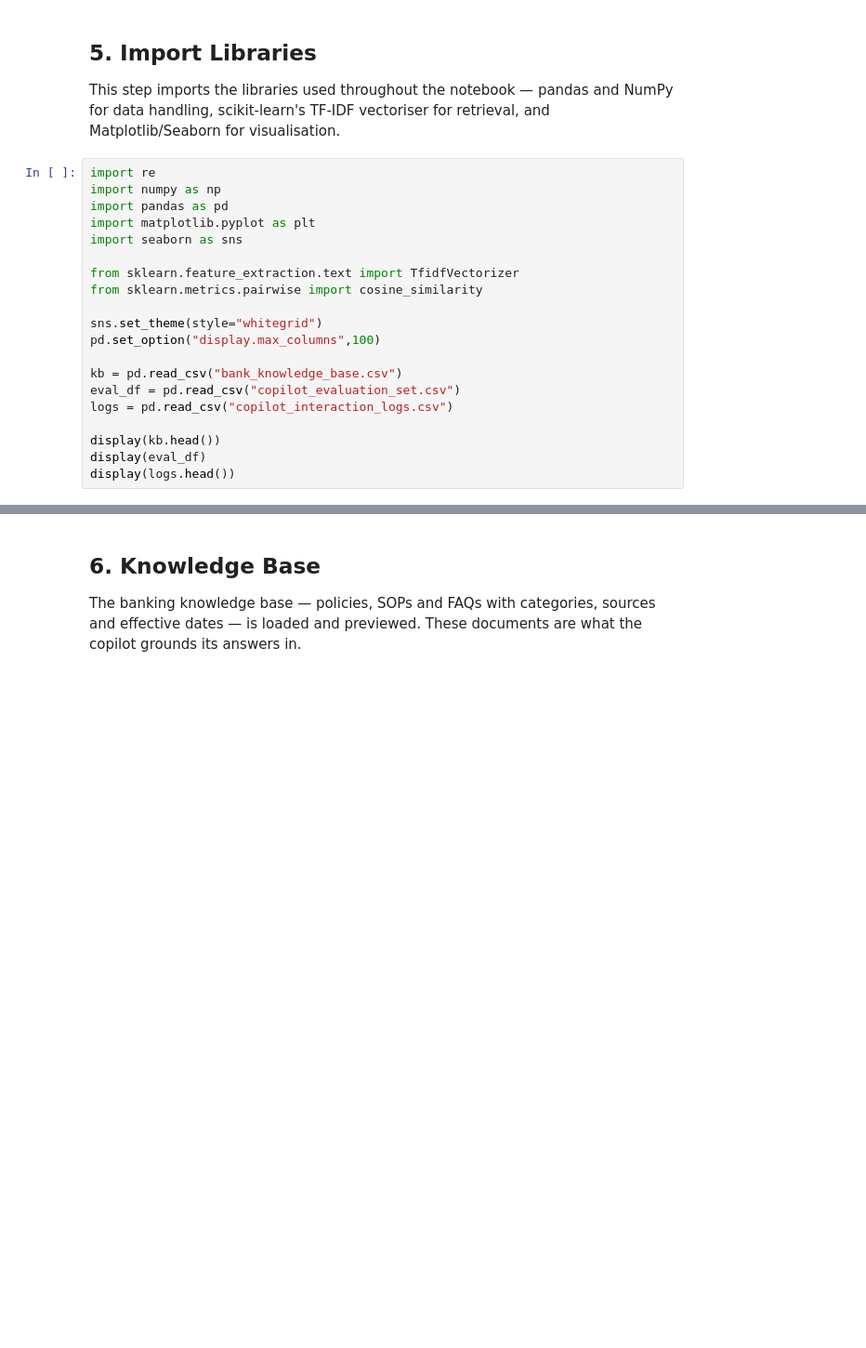
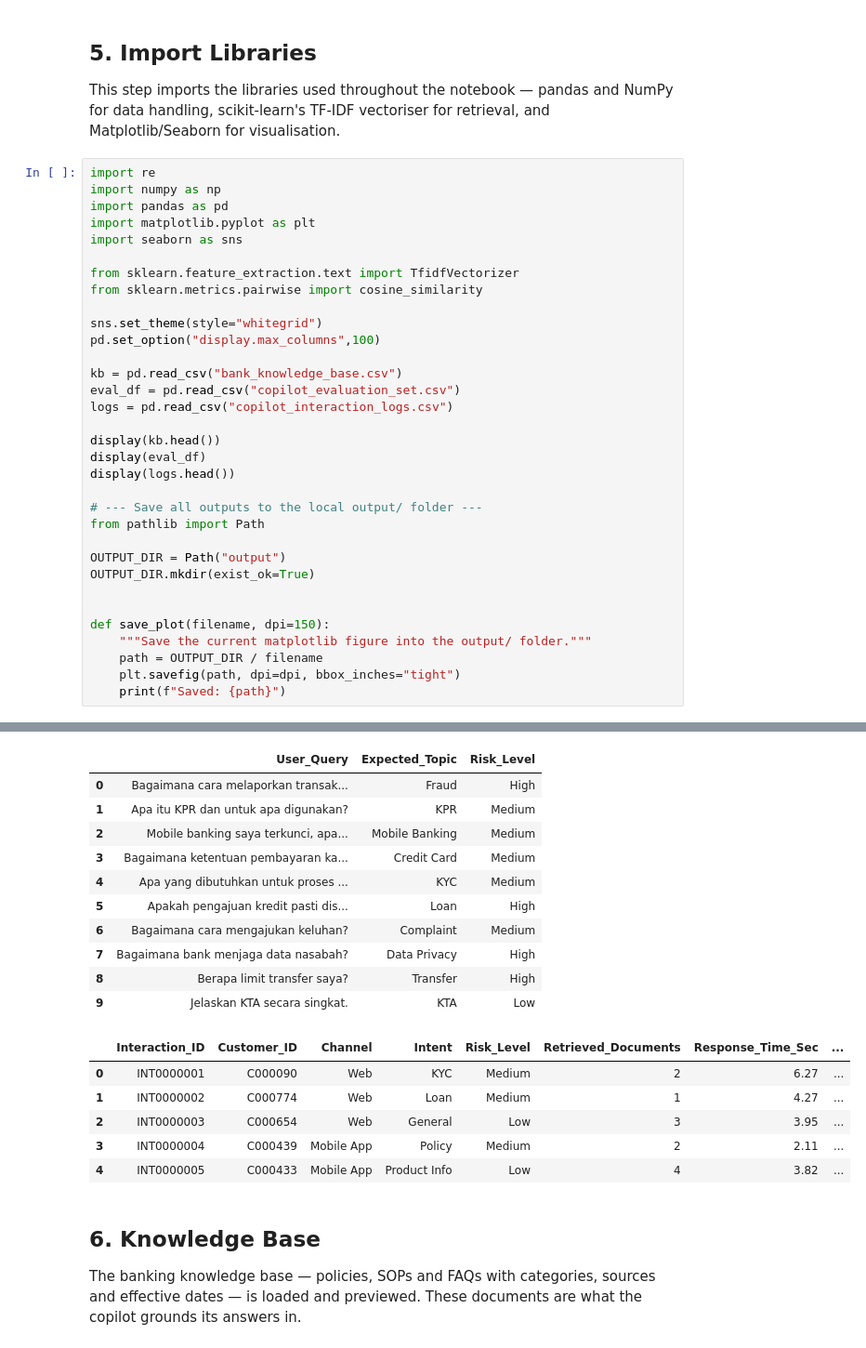
Before and after one commit to ikhsannur1996/banking-data-science-ml-ai-projects, a Jupyter notebook: 21_generative_ai_llm_copilot/Bank_Generative_AI_LLM_Banking_Copilot.ipynb, the cells around one changed output, grey strips where cells are left out. Shown at 93% size. Drawn from its saved outputs; the diff is of its cells as text; blank space fills up the shorter version.

```diff
--- a/21_generative_ai_llm_copilot/Bank_Generative_AI_LLM_Banking_Copilot.ipynb
+++ b/21_generative_ai_llm_copilot/Bank_Generative_AI_LLM_Banking_Copilot.ipynb
@@ -174,3 +174,17 @@ logs = pd.read_csv("copilot_interaction_logs.csv")
 display(kb.head())
 display(eval_df)
 display(logs.head())
+
+# --- Save all outputs to the local output/ folder ---
+from pathlib import Path
+
+OUTPUT_DIR = Path("output")
+OUTPUT_DIR.mkdir(exist_ok=True)
+
+
+def save_plot(filename, dpi=150):
+    """Save the current matplotlib figure into the output/ folder."""
+    path = OUTPUT_DIR / filename
+    plt.savefig(path, dpi=dpi, bbox_inches="tight")
+    print(f"Saved: {path}")
+# %% [output]
@@ -177,3 +197,20 @@ display(logs.head())
+|  | User_Query | Expected_Topic | Risk_Level |
+| 0 | Bagaimana cara melaporkan transak... | Fraud | High |
+| 1 | Apa itu KPR dan untuk apa digunakan? | KPR | Medium |
+| 2 | Mobile banking saya terkunci, apa... | Mobile Banking | Medium |
+| 3 | Bagaimana ketentuan pembayaran ka... | Credit Card | Medium |
+| 4 | Apa yang dibutuhkan untuk proses ... | KYC | Medium |
+| 5 | Apakah pengajuan kredit pasti dis... | Loan | High |
+| 6 | Bagaimana cara mengajukan keluhan? | Complaint | Medium |
+| 7 | Bagaimana bank menjaga data nasabah? | Data Privacy | High |
+| 8 | Berapa limit transfer saya? | Transfer | High |
+| 9 | Jelaskan KTA secara singkat. | KTA | Low |
+|  | Interaction_ID | Customer_ID | Channel | Intent | Risk_Level | Retrieved_Documents | Response_Time_Sec | ... |
+| 0 | INT0000001 | C000090 | Web | KYC | Medium | 2 | 6.27 | ... |
+| 1 | INT0000002 | C000774 | Web | Loan | Medium | 1 | 4.27 | ... |
+| 2 | INT0000003 | C000654 | Web | General | Low | 3 | 3.95 | ... |
+| 3 | INT0000004 | C000439 | Mobile App | Policy | Medium | 2 | 2.11 | ... |
+| 4 | INT0000005 | C000433 | Mobile App | Product Info | Low | 4 | 3.82 | ... |
 # %% [markdown]
 ## 6. Knowledge Base
 
```
Also changed, not shown: parts of 14 cells of this notebook, 41 other files.
